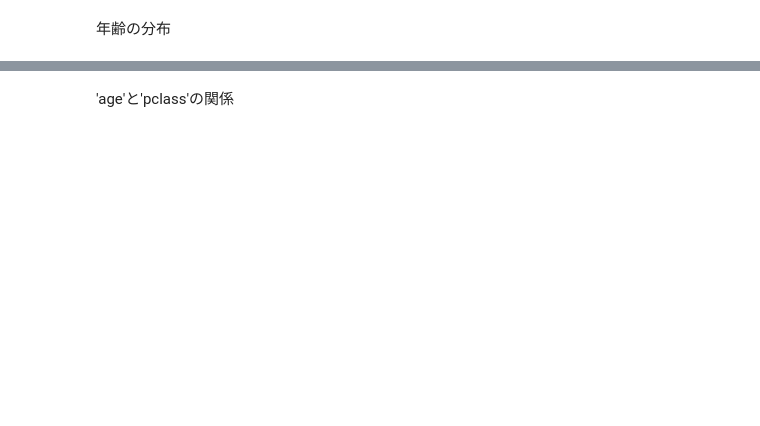
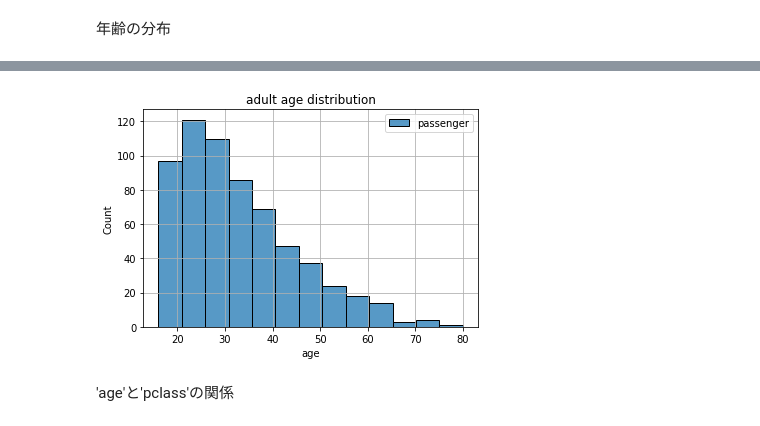
Before and after one commit to arata234/DataScience, a Jupyter notebook: pandas_practice/4_Categolical_plot.ipynb, the cells around one changed output, grey strips where cells are left out. Drawn from its saved outputs; the diff is of its cells as text; code cells hidden in the pictures; blank space fills up the shorter version.

```diff
--- a/pandas_practice/4_Categolical_plot.ipynb
+++ b/pandas_practice/4_Categolical_plot.ipynb
@@ -199,3 +198,5 @@ df.groupby("deck")["survived"].describe()
 | E | 32.0 | 0.750000 | 0.439941 | 0.0 | 0.75 | 1.0 | 1.0 | 1.0 |
 | F | 13.0 | 0.615385 | 0.506370 | 0.0 | 0.00 | 1.0 | 1.0 | 1.0 |
 | G | 4.0 | 0.500000 | 0.577350 | 0.0 | 0.00 | 0.5 | 1.0 | 1.0 |
+# %%
+df.drop(columns=["deck"], inplace=True)
@@ -238,0 +332,3 @@ df.groupby("deck")["survived"].describe()
+# %%
+df_adult = df[15 < df.age]
+df_adult.sample(5)
@@ -248,2 +356,10 @@ df.groupby("deck")["survived"].describe()
+# %%
+sns.histplot(data=df_adult, x="age", bins=13, label="passenger")
+plt.title("adult age distribution")
+plt.legend()
+plt.grid()
+plt.show()
+# %% [output]
+[figure, added]
 # %% [markdown]
 'age'と'pclass'の関係
```
Also changed, not shown: parts of 36 cells of this notebook.
